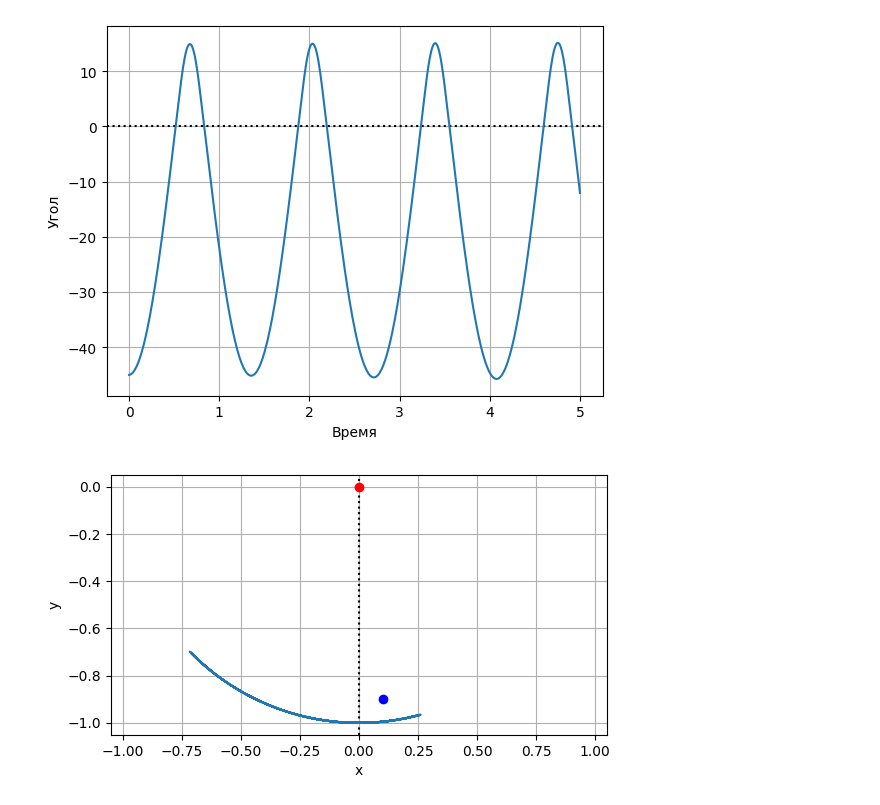
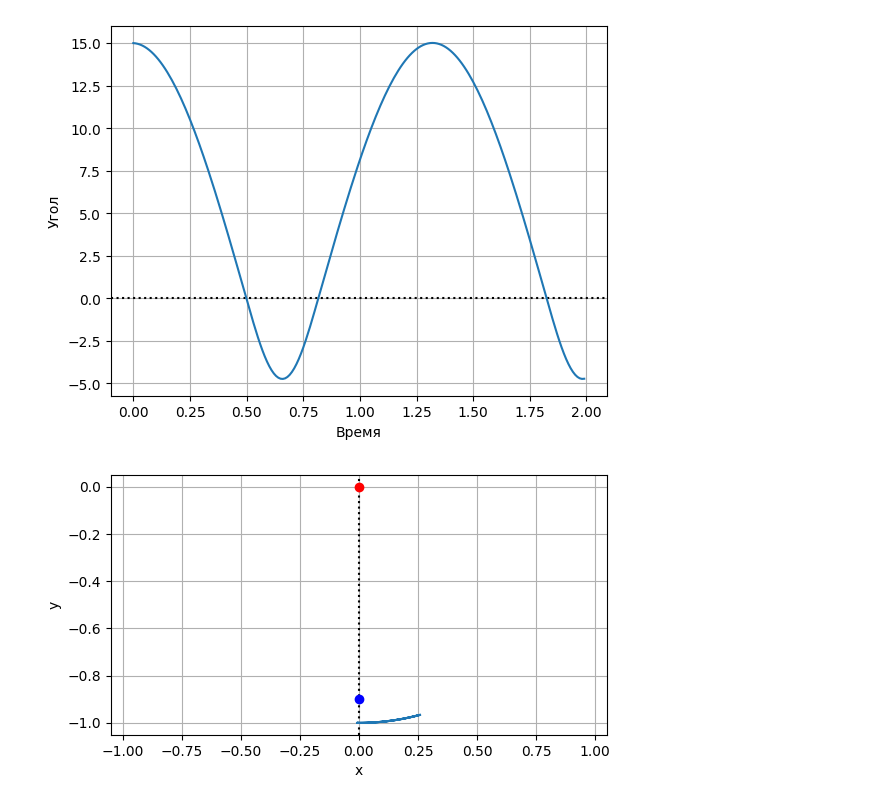
Before and after one commit to abgcw-dead/u-system-modeling, a Jupyter notebook: 9 Маятник/Pendulum.ipynb, the cells around one changed output. Cells and saved outputs as stored; diff of their text form; code cells hidden in the pictures.

Commit message:
Improved nail condition

```diff
--- a/9 Маятник/Pendulum.ipynb
+++ b/9 Маятник/Pendulum.ipynb
@@ -3,64 +3,65 @@ import numpy as np
 import matplotlib.pyplot as plt
 # %%
 length = 1
-angle = 45
+angle = 15
 
-nail_x = 0.1
+nail_x = 0
 nail_y = -0.9
 
 g = 9.8
 
 dt = 0.01
-t_limit = 5
+t_limit = 2
 # %%
 coef = 1 if nail_x > 0 else -1
 
-theta = np.deg2rad(-coef * angle)
+theta = np.deg2rad(angle)
 theta_d = 0
 t = 0
 length_nail = length - np.sqrt(nail_x**2 + nail_y**2)
 angle_nail = np.arctan(nail_x / abs(nail_y))
 
 theta_list = list()
-t_list = [i * dt for i in range(int(t_limit / dt) + 1)]
+x_list = list()
+y_list = list()
+t_list = [i * dt for i in range(int(t_limit / dt))]
 
 while t < t_limit:
     theta_list.append(theta)
 
-    if theta * coef < angle_nail:
+    if theta * coef < angle_nail * coef:
         r = length
+        x_list.append(r * np.sin(theta))
+        y_list.append(-r * np.cos(theta))
     else:
         r = length_nail
+        x_list.append(nail_x + r * np.sin(theta))
+        y_list.append(nail_y - r * np.cos(theta))
 
     theta_dd = -g * np.sin(theta) / r
     theta_d += theta_dd * dt
     theta += theta_d * dt
     t += dt
 
-theta_list = np.array(theta_list)
-
-x_list = length * np.sin(theta_list)
-y_list = -length * np.cos(theta_list)
-
-theta_deg_list = np.rad2deg(theta_list)
+theta_deg_list = np.rad2deg(np.array(theta_list))
 
 plt.axhline(y=0, color='black', linestyle=':')
 plt.plot(t_list, theta_deg_list)
 plt.xlabel('Время')
 plt.ylabel('Угол')
 plt.grid()
 plt.show()
 
 plt.axvline(x=0, color='black', linestyle=':')
 plt.plot(x_list, y_list)
 plt.plot([0], [0], color='red', marker='o')
 plt.plot([nail_x], [nail_y], color='blue', marker='o')
 plt.xlabel('x')
 plt.ylabel('y')
 plt.grid()
 plt.gca().set_aspect('equal')
 plt.xlim(-length * 1.05, length * 1.05)
 plt.show()
 # %% [output]
-[figure, old version]
+[figure, new version]
-[figure, old version]
+[figure, new version]
```
